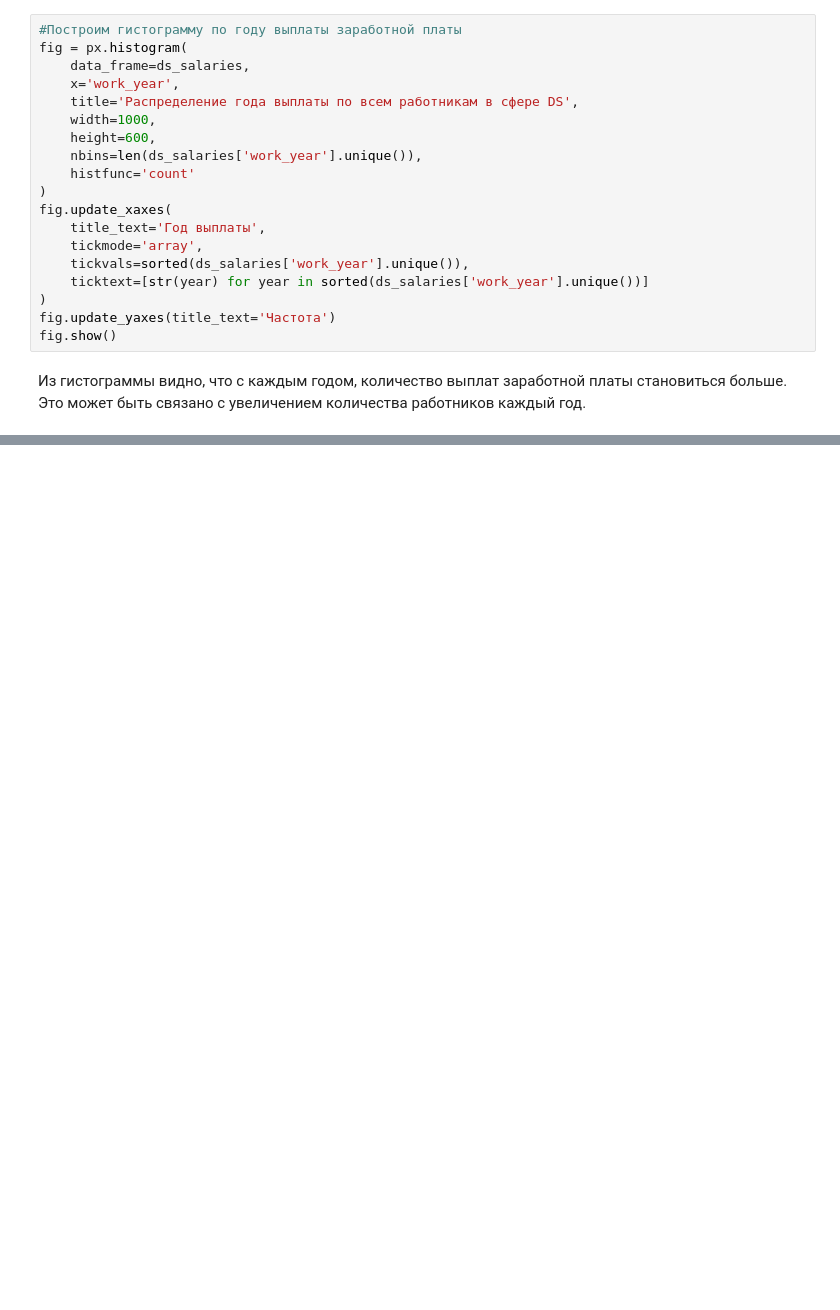
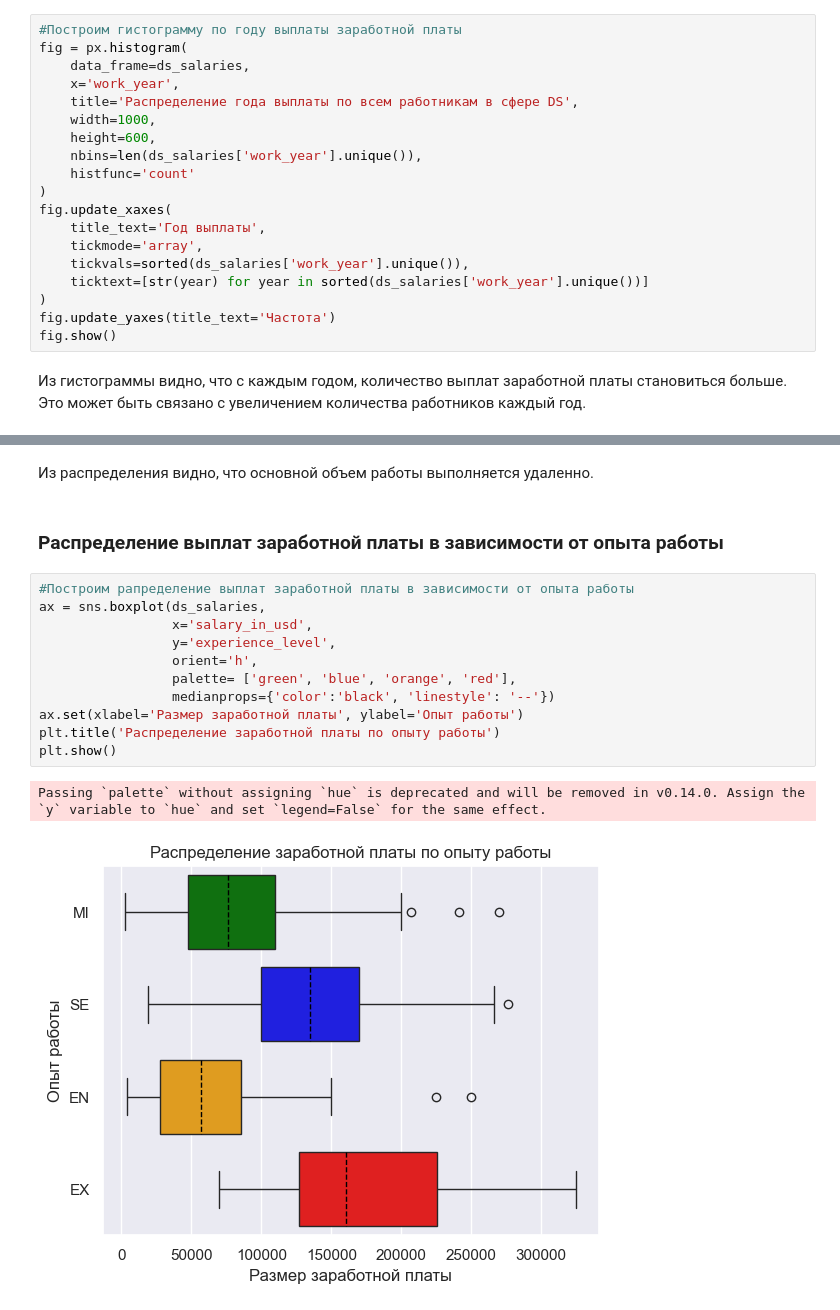
Before and after one commit to ret4ed/Sf_DS_game_1, a Jupyter notebook: Skillfactory/EDA_4_Статистические тесты/Практика. Исследование данных HR-агенства.ipynb, the cells around one changed output, grey strips where cells are left out. Cells and saved outputs as stored; diff of their text form; blank space fills up the shorter version.

```diff
--- a/Skillfactory/EDA_4_Статистические тесты/Практика. Исследование данных HR-агенства.ipynb
+++ b/Skillfactory/EDA_4_Статистические тесты/Практика. Исследование данных HR-агенства.ipynb
@@ -312,3 +316,21 @@ data_agg
 | 50% | 100.00 |
 | 75% | 100.00 |
 | max | 100.00 |
+# %% [markdown]
+Из распределения видно, что основной объем работы выполняется удаленно.
+# %% [markdown]
+### Распределение выплат заработной платы в зависимости от опыта работы
+# %%
+#Построим рапределение выплат заработной платы в зависимости от опыта работы
+ax = sns.boxplot(ds_salaries,
+                 x='salary_in_usd',
+                 y='experience_level',
+                 orient='h',
+                 palette= ['green', 'blue', 'orange', 'red'],
+                 medianprops={'color':'black', 'linestyle': '--'})
+ax.set(xlabel='Размер заработной платы', ylabel='Опыт работы')
+plt.title('Распределение заработной платы по опыту работы')
+plt.show()
+# %% [output]
+Passing `palette` without assigning `hue` is deprecated and will be removed in v0.14.0. Assign the `y` variable to `hue` and set `legend=False` for the same effect.
+[figure, added]
```
Also changed, not shown: parts of 28 cells of this notebook, 1 other file.
